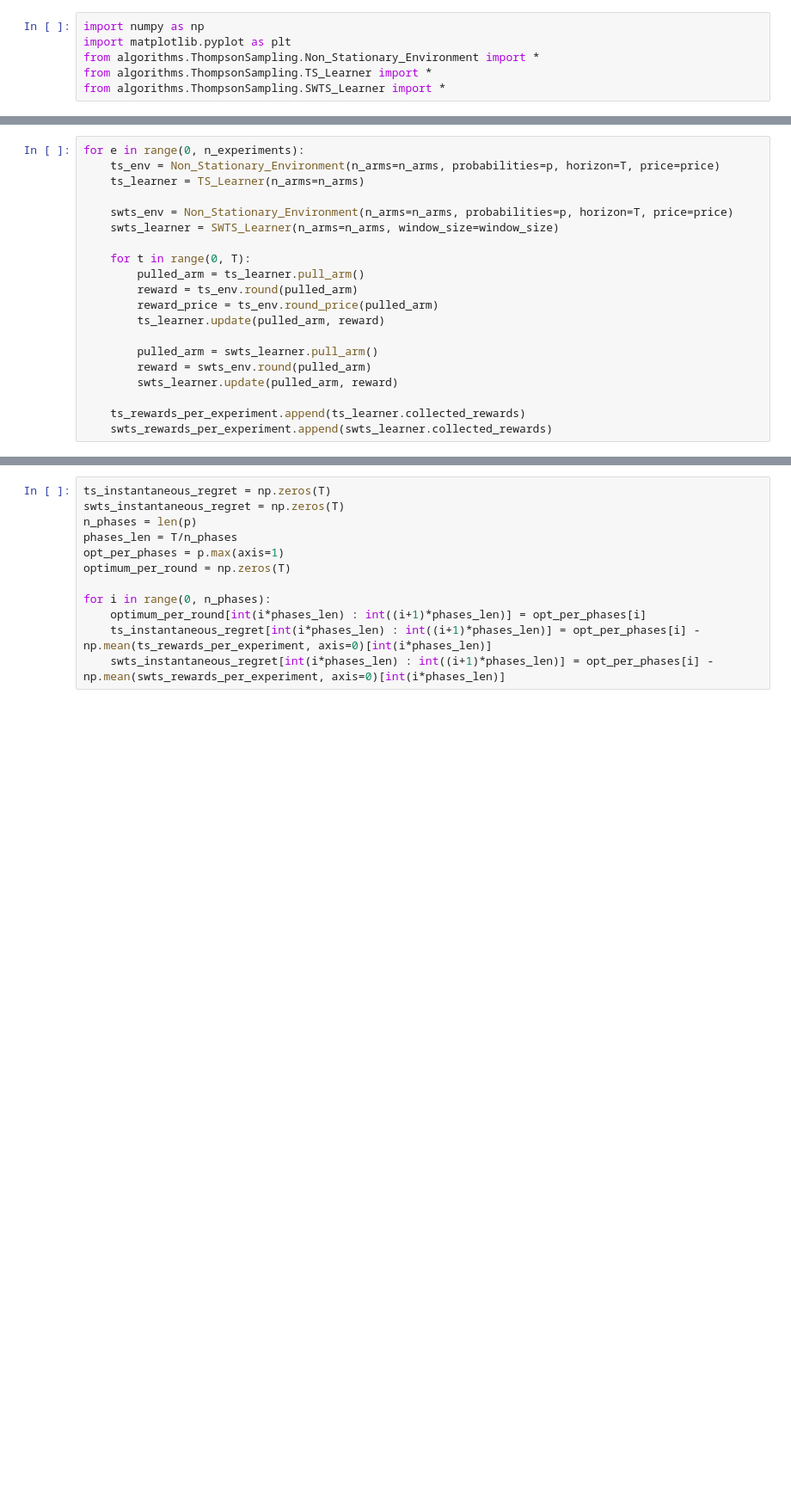
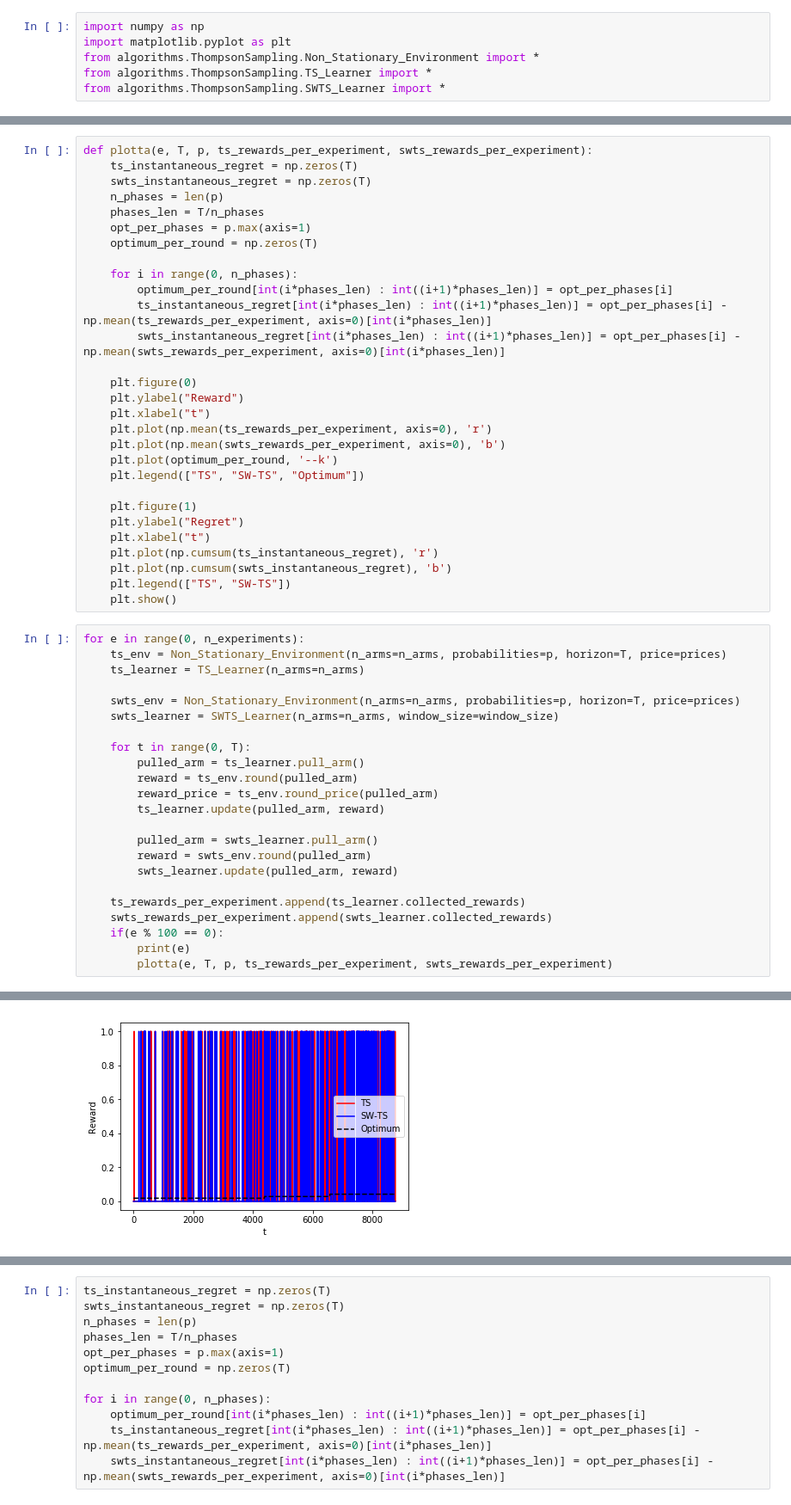
Before and after one commit to Ale3e/DIA_Project, a Jupyter notebook: src/non_stationary_notebook.ipynb, the cells around one changed output, grey strips where cells are left out. Shown at 86% size. Cells and saved outputs as stored; diff of their text form; blank space fills up the shorter version.

```diff
--- a/src/non_stationary_notebook.ipynb
+++ b/src/non_stationary_notebook.ipynb
@@ -52,9 +56,38 @@ window_size = int(np.sqrt(T))
+# %%
+def plotta(e, T, p, ts_rewards_per_experiment, swts_rewards_per_experiment):
+    ts_instantaneous_regret = np.zeros(T)
+    swts_instantaneous_regret = np.zeros(T)
+    n_phases = len(p)
+    phases_len = T/n_phases
+    opt_per_phases = p.max(axis=1)
+    optimum_per_round = np.zeros(T)
+
+    for i in range(0, n_phases):
+        optimum_per_round[int(i*phases_len) : int((i+1)*phases_len)] = opt_per_phases[i]
+        ts_instantaneous_regret[int(i*phases_len) : int((i+1)*phases_len)] = opt_per_phases[i] - np.mean(ts_rewards_per_experiment, axis=0)[int(i*phases_len)]
+        swts_instantaneous_regret[int(i*phases_len) : int((i+1)*phases_len)] = opt_per_phases[i] - np.mean(swts_rewards_per_experiment, axis=0)[int(i*phases_len)]
+
+    plt.figure(0)
+    plt.ylabel("Reward")
+    plt.xlabel("t")
+    plt.plot(np.mean(ts_rewards_per_experiment, axis=0), 'r')
+    plt.plot(np.mean(swts_rewards_per_experiment, axis=0), 'b')
+    plt.plot(optimum_per_round, '--k')
+    plt.legend(["TS", "SW-TS", "Optimum"])
+
+    plt.figure(1)
+    plt.ylabel("Regret")
+    plt.xlabel("t")
+    plt.plot(np.cumsum(ts_instantaneous_regret), 'r')
+    plt.plot(np.cumsum(swts_instantaneous_regret), 'b')
+    plt.legend(["TS", "SW-TS"])
+    plt.show()
 # %%
 for e in range(0, n_experiments):
-    ts_env = Non_Stationary_Environment(n_arms=n_arms, probabilities=p, horizon=T, price=price)
+    ts_env = Non_Stationary_Environment(n_arms=n_arms, probabilities=p, horizon=T, price=prices)
     ts_learner = TS_Learner(n_arms=n_arms)
 
-    swts_env = Non_Stationary_Environment(n_arms=n_arms, probabilities=p, horizon=T, price=price)
+    swts_env = Non_Stationary_Environment(n_arms=n_arms, probabilities=p, horizon=T, price=prices)
     swts_learner = SWTS_Learner(n_arms=n_arms, window_size=window_size)
 
     for t in range(0, T):
@@ -69,3 +102,7 @@ for e in range(0, n_experiments):
 
     ts_rewards_per_experiment.append(ts_learner.collected_rewards)
     swts_rewards_per_experiment.append(swts_learner.collected_rewards)
+    if(e % 100 == 0):
+        print(e)
+        plotta(e, T, p, ts_rewards_per_experiment, swts_rewards_per_experiment)
+# %% [output]
@@ -71,0 +110 @@ for e in range(0, n_experiments):
+[figure, added]
```
Also changed, not shown: parts of 2 cells of this notebook.
